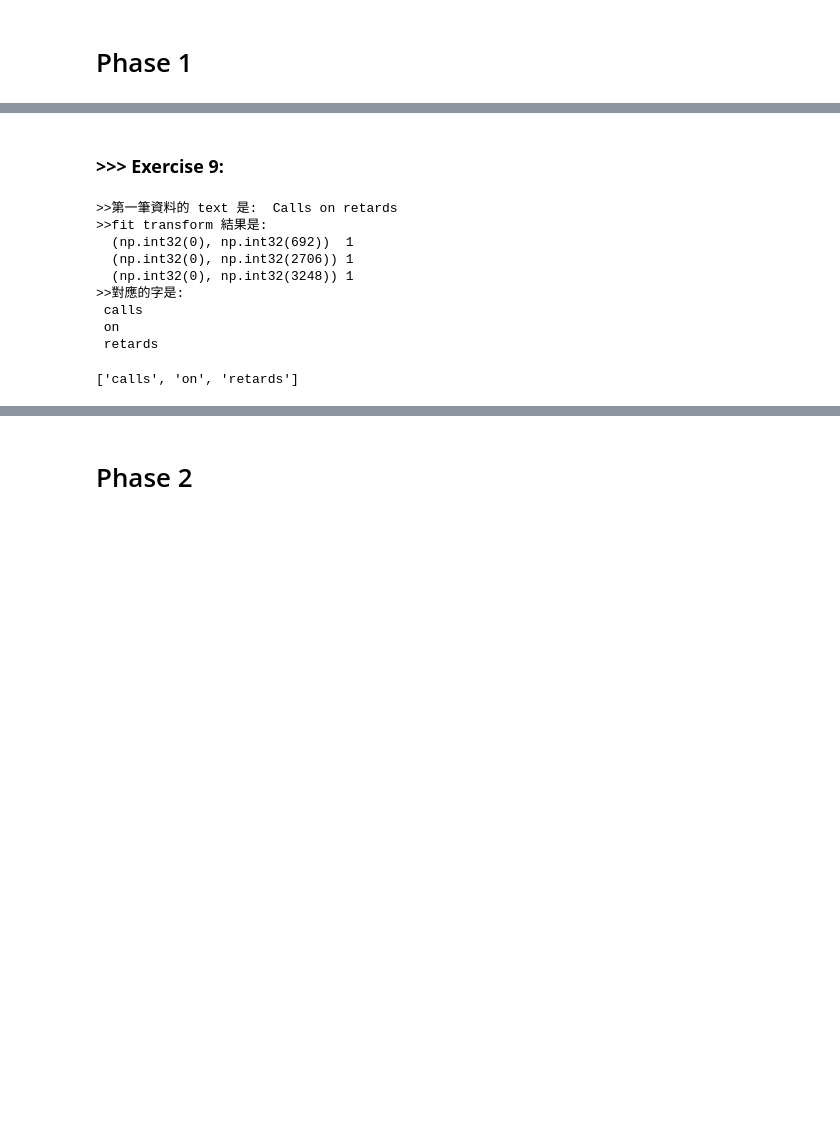
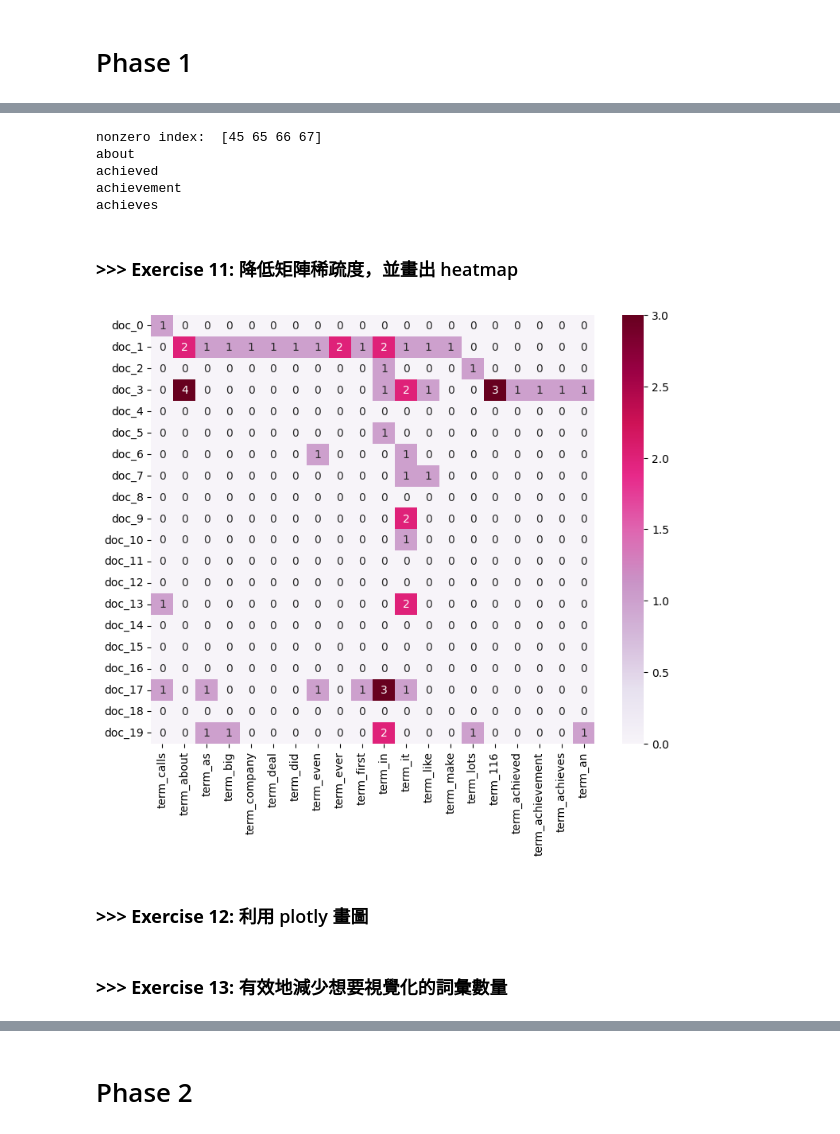
Before and after one commit to huayu1115/DM2025-Lab1-Exercise, a Jupyter notebook: DM2025-Lab1-Homework.ipynb, the cells around one changed output, grey strips where cells are left out. Drawn from its saved outputs; the diff is of its cells as text; code cells hidden in the pictures; blank space fills up the shorter version.

Commit message:
HW 試用 plotly

```diff
--- a/DM2025-Lab1-Homework.ipynb
+++ b/DM2025-Lab1-Homework.ipynb
@@ -208,0 +285,43 @@ plt.show()
+# %%
+# 第四筆資料有多個非零值，找出它們
+arr = df_counts[3, 130:200].toarray()  # index start from 130
+row_idx, col_idx = np.where(arr >= 1)
+print("nonzero index: ", col_idx)
+
+for i in col_idx:
+    print(count_vect.get_feature_names_out()[i+130]) # we need to add 130
+# %% [output]
+nonzero index:  [45 65 66 67]
+about
+achieved
+achievement
+achieves
+# %% [markdown]
+### **>>> Exercise 11:**  降低矩陣稀疏度，並畫出 heatmap
+# %%
+# 找出非零的行、列索引
+arr = df_counts[0:20, 0:2500].toarray()
+row_idx, col_idx = np.where(arr > 0)
+
+# 移除重複並保留順序，保留前 20 個
+unique_col_idx = list(dict.fromkeys(col_idx))
+unique_col_idx = unique_col_idx[:20]
+
+# 設定 x 軸 y 軸
+plot_x = ["term_"+str(i) for i in count_vect.get_feature_names_out()[list(unique_col_idx)]]
+plot_y = ["doc_"+ str(i) for i in list(df.index)[0:20]]
+# heatmap 中的值
+plot_z = df_counts[0:20, list(unique_col_idx)].toarray()
+
+# 打包成 dataframe
+df_todraw = pd.DataFrame(plot_z, columns = plot_x, index = plot_y)
+
+# 畫圖
+plt.subplots(figsize=(9, 7))
+ax = sns.heatmap(df_todraw,
+                 cmap="PuRd",
+                 vmin=0, vmax=3, annot=True)
+# %% [output]
+[figure, added]
+# %% [markdown]
+### **>>> Exercise 12:**  利用 plotly 畫圖
@@ -209,28 +341,2 @@ plt.show()
 # %% [markdown]
-### **>>> Exercise 9:**
+### **>>> Exercise 13:**  有效地減少想要視覺化的詞彙數量
-# %%
-count_vect = CountVectorizer()
-df_counts = count_vect.fit_transform(df.text)
-# document1 的計算結果
-print(">>第一筆資料的 text 是: ", df.loc[0,'text'])
-print(">>fit transform 結果是:")
-print(df_counts[0])
-print(">>對應的字是:")
-print("\b", count_vect.get_feature_names_out()[692])
-print("\b", count_vect.get_feature_names_out()[2706])
-print("\b", count_vect.get_feature_names_out()[3248])
-# %% [output]
->>第一筆資料的 text 是:  Calls on retards
->>fit transform 結果是:
-  (np.int32(0), np.int32(692))  1
-  (np.int32(0), np.int32(2706)) 1
-  (np.int32(0), np.int32(3248)) 1
->>對應的字是:
- calls
- on
- retards
-# %%
-analyze = count_vect.build_analyzer()
-analyze(df.text[0])
-# %% [output]
-['calls', 'on', 'retards']
```
Also changed, not shown: parts of 58 cells of this notebook, 1 other file.
